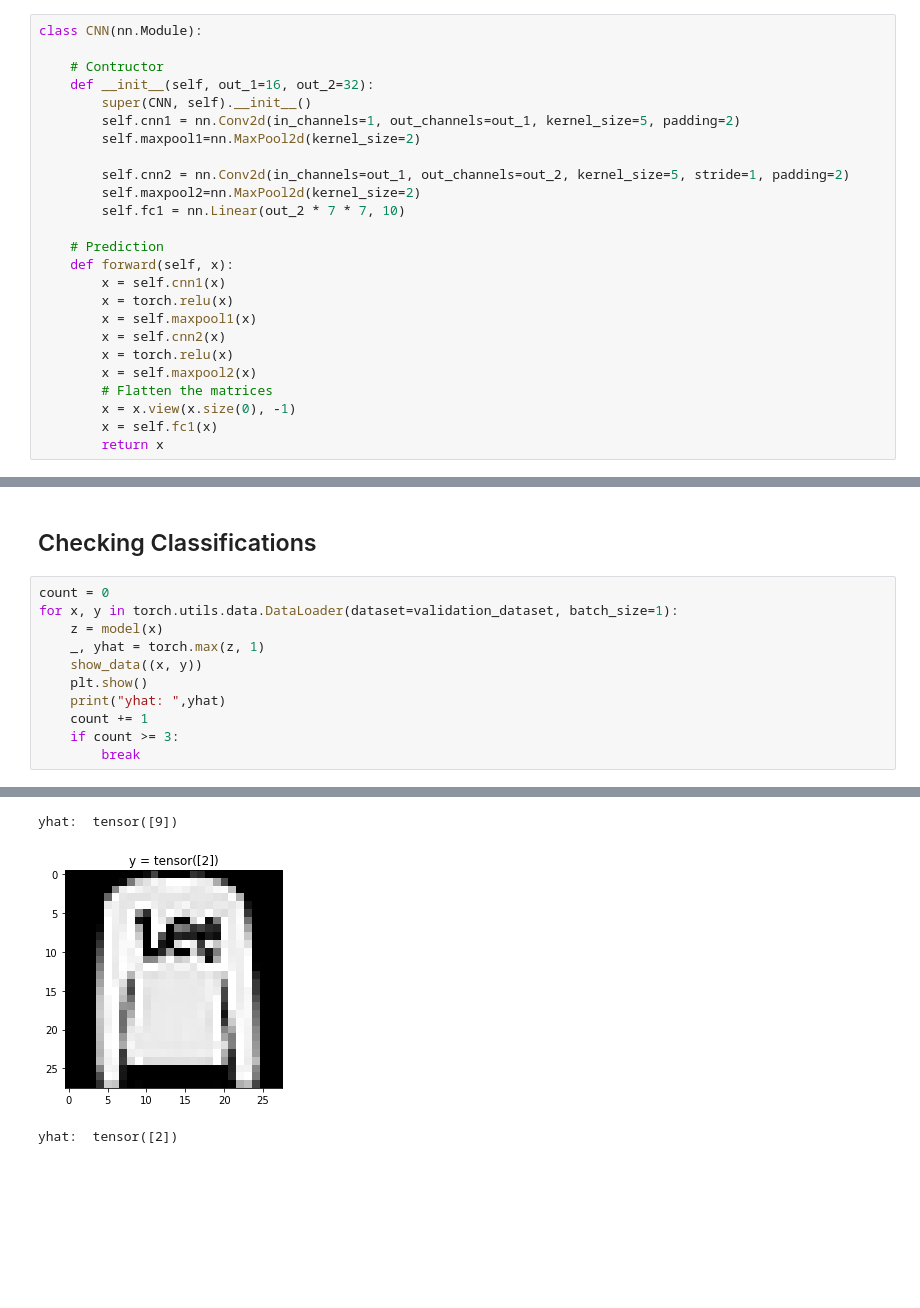
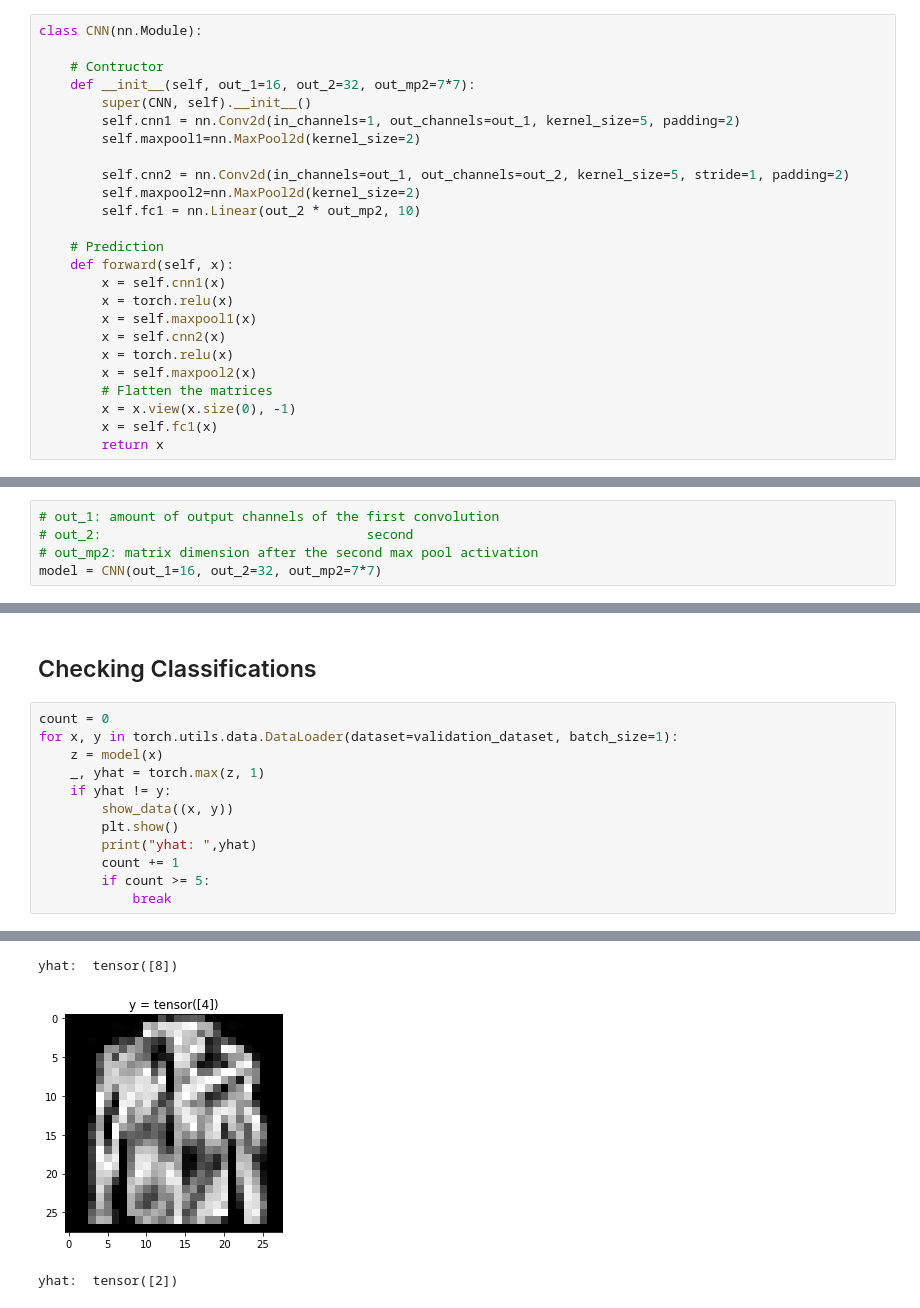
Before and after one commit to augustodn/pytorch_FashionMNIST, a Jupyter notebook: FashionMNIST_prediction.ipynb, the cells around one changed output, grey strips where cells are left out. Cells and saved outputs as stored; diff of their text form; blank space fills up the shorter version.

Commit message:
Doc on output matrix dimensions after convolution and activation

```diff
--- a/FashionMNIST_prediction.ipynb
+++ b/FashionMNIST_prediction.ipynb
@@ -81,14 +106,14 @@ M_new = M/2
 class CNN(nn.Module):
 
     # Contructor
-    def __init__(self, out_1=16, out_2=32):
+    def __init__(self, out_1=16, out_2=32, out_mp2=7*7):
         super(CNN, self).__init__()
         self.cnn1 = nn.Conv2d(in_channels=1, out_channels=out_1, kernel_size=5, padding=2)
         self.maxpool1=nn.MaxPool2d(kernel_size=2)
 
         self.cnn2 = nn.Conv2d(in_channels=out_1, out_channels=out_2, kernel_size=5, stride=1, padding=2)
         self.maxpool2=nn.MaxPool2d(kernel_size=2)
-        self.fc1 = nn.Linear(out_2 * 7 * 7, 10)
+        self.fc1 = nn.Linear(out_2 * out_mp2, 10)
 
     # Prediction
     def forward(self, x):
@@ -107,3 +130,8 @@ model = CNN(out_1=16, out_2=32)
+# %%
+# out_1: amount of output channels of the first convolution
+# out_2:                                  second
+# out_mp2: matrix dimension after the second max pool activation
+model = CNN(out_1=16, out_2=32, out_mp2=7*7)
 # %% [markdown]
 ## Determining Optimizer and Data Loader
 # %%
@@ -174,10 +200,11 @@ count = 0
 for x, y in torch.utils.data.DataLoader(dataset=validation_dataset, batch_size=1):
     z = model(x)
     _, yhat = torch.max(z, 1)
-    show_data((x, y))
-    plt.show()
-    print("yhat: ",yhat)
-    count += 1
-    if count >= 3:
-        break
+    if yhat != y:
+        show_data((x, y))
+        plt.show()
+        print("yhat: ",yhat)
+        count += 1
+        if count >= 5:
+            break
 # %% [output]
@@ -185,3 +212,3 @@ for x, y in torch.utils.data.DataLoader(dataset=validation_dataset, batch_size=1
-yhat:  tensor([9])
+yhat:  tensor([8])
-[figure, old version]
+[figure, new version]
 yhat:  tensor([2])
```
Also changed, not shown: parts of 6 cells of this notebook.
